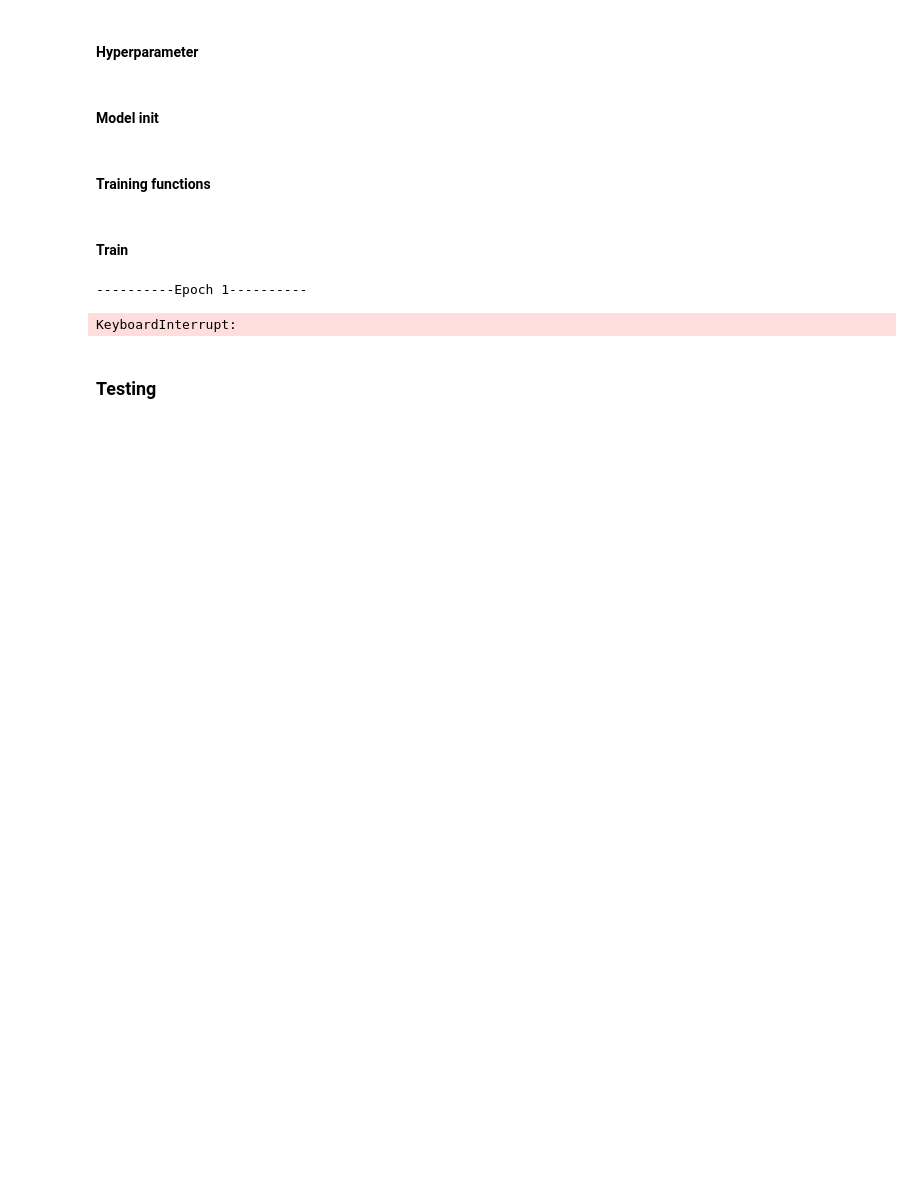
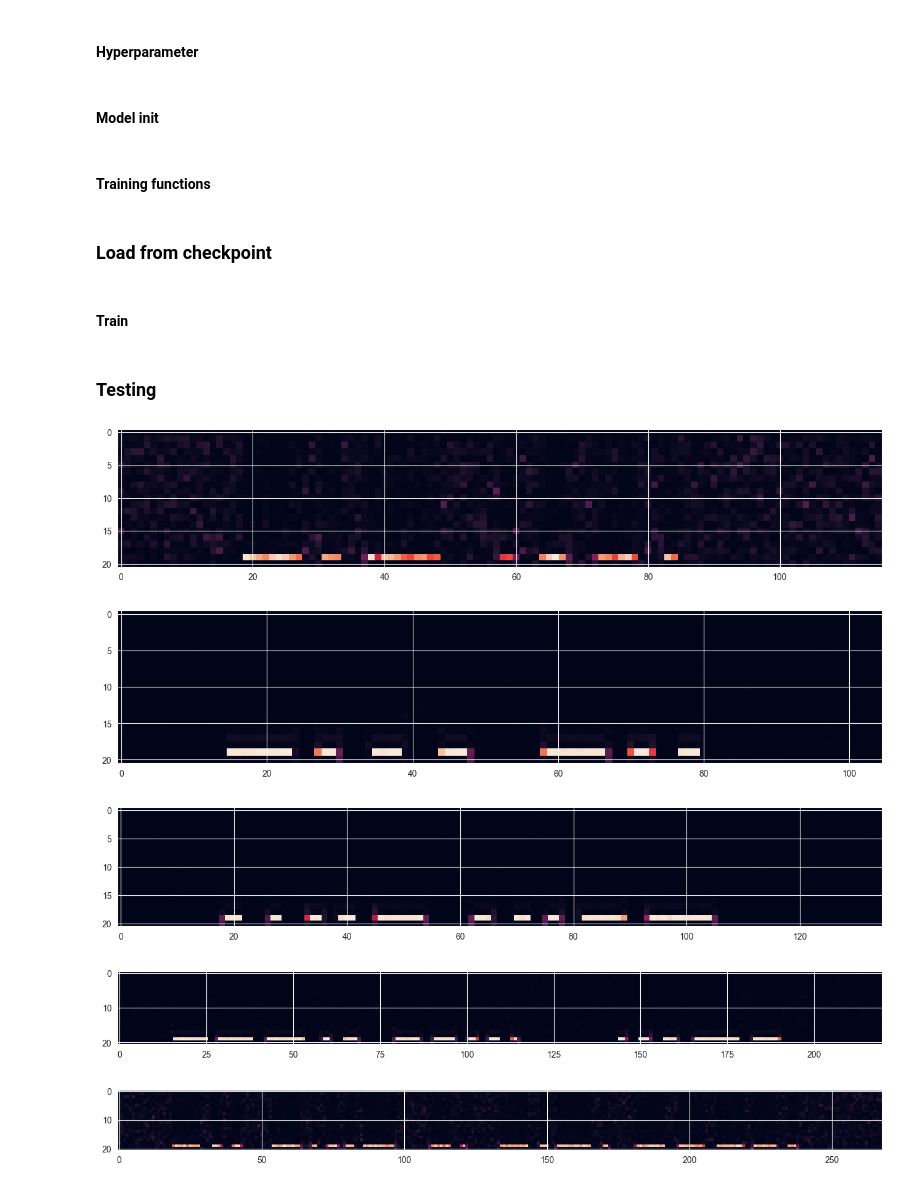
Before and after one commit to MaorAssayag/morse-deep-learning-detect-and-decode, a Jupyter notebook: dl-cw-decoder.ipynb, the cells around one changed output. Drawn from its saved outputs; the diff is of its cells as text; code cells hidden in the pictures; blank space fills up the shorter version.

```diff
--- a/dl-cw-decoder.ipynb
+++ b/dl-cw-decoder.ipynb
@@ -1006,9 +1069,9 @@ class DatasetBBX(data.Dataset):
         length = random.randrange(1, 9)
         pitch = 950
         wpm = 18
-        noise_power = random.randrange(0, 200)
+        noise_snr = random.randrange(-10, 10)
         amplitude = random.randrange(50, 200)
-        spec, bbx = get_training_sample_bbx(length, pitch, wpm, noise_power, amplitude, None, None)
+        spec, bbx = get_training_sample_bbx(length, pitch, wpm, amplitude, None, None, snrDB=noise_snr, apply_random_length_dots=True)
 
         target["boxes"] = torch.Tensor([bbx]).float()
         target["labels"] = torch.LongTensor([0])
@@ -1155,3 +1218,5 @@ def plot_loss(train_loss, valid_loss):
 
     figure_1.savefig(f"{OUTPUT_DIR}/train_loss.png")
     figure_2.savefig(f"{OUTPUT_DIR}/valid_loss.png")
+# %% [markdown]
+### Load from checkpoint
@@ -1158,23 +1240,6 @@ def plot_loss(train_loss, valid_loss):
 # %% [markdown]
 #### Train
 # %%
-# find latest saved chcekpoint
-checkpoint_files = [f for f in os.listdir(OUTPUT_DIR) if f.endswith('.pth')]
-if checkpoint_files:
-    # Last ckpt file
-    checkpoint_files.sort()
-    latest_checkpoint = os.path.join(OUTPUT_DIR, checkpoint_files[-1])
-
-    # Load the ckpt
-    checkpoint = torch.load(latest_checkpoint)
-    model.load_state_dict(checkpoint['model_state_dict'])
-    optimizer.load_state_dict(checkpoint['optimizer_state_dict'])
-    start_epoch = checkpoint['epoch']
-    loss_dict = checkpoint['loss_dict']
-else:
-    start_epoch = 0
-    loss_dict = {'train_loss': [], 'valid_loss': []}
-
 '''
 Train the model over all epochs
 '''
@@ -1208,27 +1273,29 @@ with open(f"{OUTPUT_DIR}/loss_dict.pkl", "wb") as file:
     pickle.dump(loss_dict, file)
 
 print("Training Finished !")
-# %% [output]
-----------Epoch 1----------
-KeyboardInterrupt:
 # %% [markdown]
 ### Testing
 # %%
 random.seed(SEED)
 num_images = NUM_TEST_IMAGES
+
+# Load last checkpoint
+# CHANGE THE OUTPUT_DIR IF CKPT IS STORED ELSEWHERE
+checkpoint_dir = f"{OUTPUT_DIR}/epoch_2_model.pth"
+checkpoint = torch.load(checkpoint_dir, map_location=device)
+model.load_state_dict(checkpoint['model_state_dict'])
 
 for _ in range(num_images):
     x = random.randint(0, (dataset_test.__len__()-1))
     img, target = dataset_test.__getitem__(x)
     img = img.to(device)
 
-    # Load last checkpoint
-    # CHANGE THE OUTPUT_DIR IF CKPT IS STORED ELSEWHERE
-    checkpoint_dir = f"/{OUTPUT_DIR}/epoch_5_model.pth"
-    checkpoint = torch.load(checkpoint_dir, map_location=device)
-    model.load_state_dict(checkpoint['model_state_dict'])
-
     boxes, scores, labels = inference(img, model)
 
-    img = img.squeeze(0).cpu().permute(1,2,0).numpy()
-    plot_image(img, boxes, scores, labels, ['morse'], save_path=f"{OUTPUT_DIR}/inference_{x}.png")
+    plot_image(img.cpu().permute(1,2,0), boxes, scores, labels, ['morse'], save_path=f"{OUTPUT_DIR}/inference_{x}.png")
+# %% [output]
+[figure, added]
+[figure, added]
+[figure, added]
+[figure, added]
+[figure, added]
```
Also changed, not shown: parts of 13 cells of this notebook, 7 other files.
